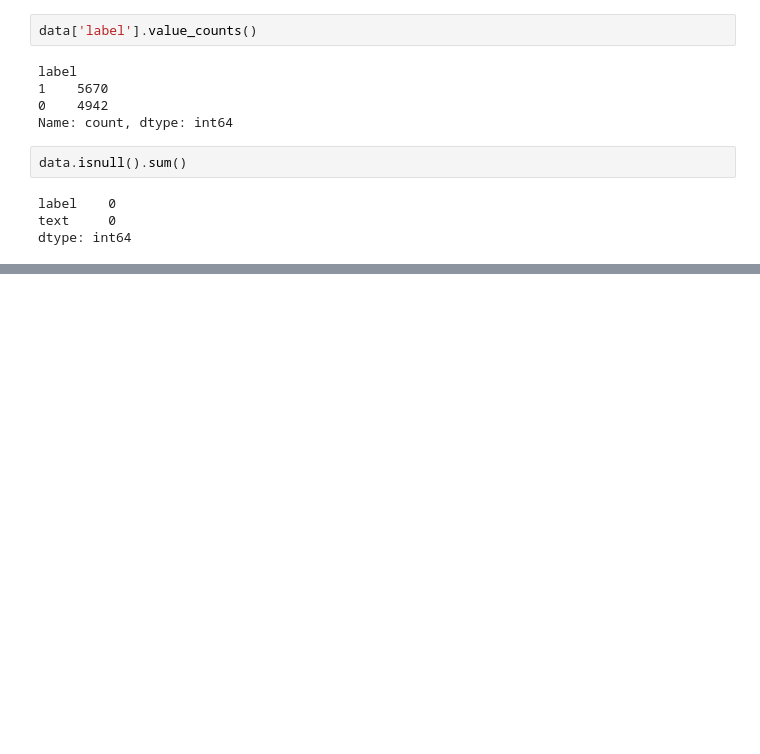
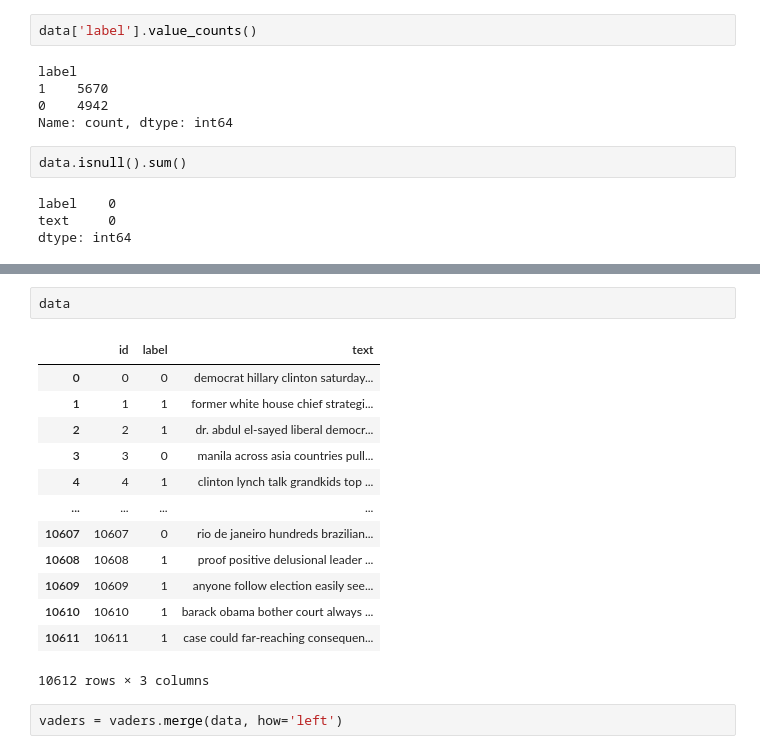
Before and after one commit to GedionAfework/Machine-Learning-Projects, a Jupyter notebook: Supervised/Classification/Logistic Regression/Fake News Detection/fake_news.ipynb, the cells around one changed output, grey strips where cells are left out. Cells and saved outputs as stored; diff of their text form; blank space fills up the shorter version.

```diff
--- a/Supervised/Classification/Logistic Regression/Fake News Detection/fake_news.ipynb
+++ b/Supervised/Classification/Logistic Regression/Fake News Detection/fake_news.ipynb
@@ -69,0 +171,18 @@ X_train, X_test, y_train, y_test = train_test_split()
+# %%
+data
+# %% [output]
+|  | id | label | text |
+| 0 | 0 | 0 | democrat hillary clinton saturday... |
+| 1 | 1 | 1 | former white house chief strategi... |
+| 2 | 2 | 1 | dr. abdul el-sayed liberal democr... |
+| 3 | 3 | 0 | manila across asia countries pull... |
+| 4 | 4 | 1 | clinton lynch talk grandkids top ... |
+| ... | ... | ... | ... |
+| 10607 | 10607 | 0 | rio de janeiro hundreds brazilian... |
+| 10608 | 10608 | 1 | proof positive delusional leader ... |
+| 10609 | 10609 | 1 | anyone follow election easily see... |
+| 10610 | 10610 | 1 | barack obama bother court always ... |
+| 10611 | 10611 | 1 | case could far-reaching consequen... |
+10612 rows × 3 columns
+# %%
+vaders = vaders.merge(data, how='left')
```
Also changed, not shown: parts of 19 cells of this notebook, 2 other files.
